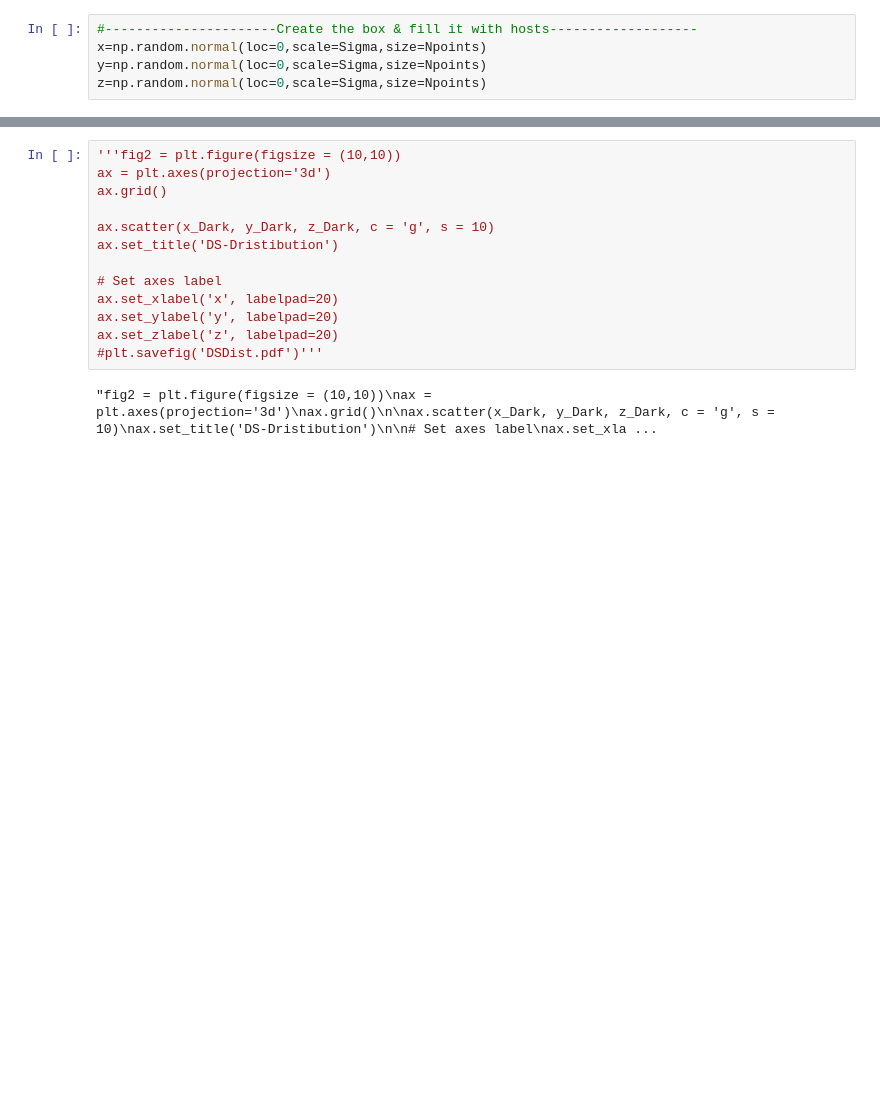
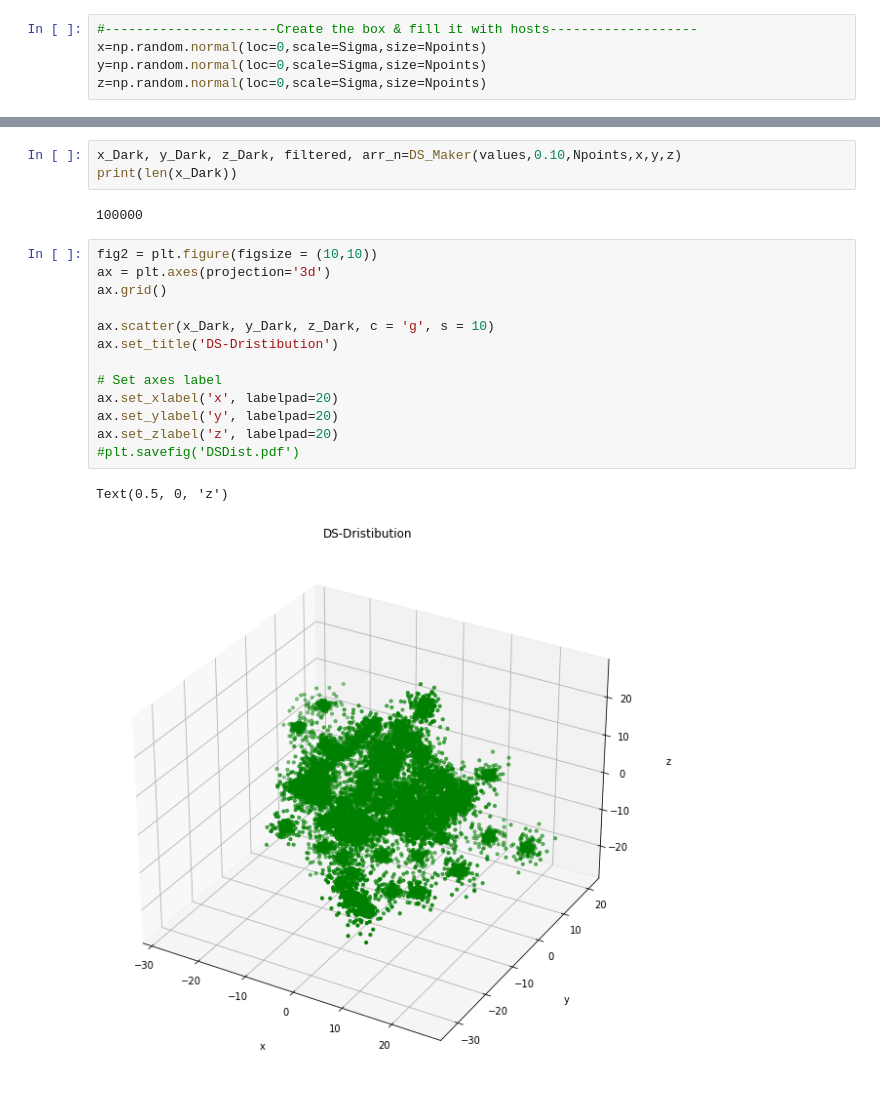
Before and after one commit to RCianca/DarkSirensStat, a Jupyter notebook: DSCatalogueCeator/DSIRE.ipynb, the cells around one changed output, grey strips where cells are left out. Saved outputs shown, nothing was run; the diff lists cells and outputs as text; blank space fills up the shorter version.

```diff
--- a/DSCatalogueCeator/DSIRE.ipynb
+++ b/DSCatalogueCeator/DSIRE.ipynb
@@ -103,16 +169,22 @@ filtered=np.unique(indices)
+# %%
+x_Dark, y_Dark, z_Dark, filtered, arr_n=DS_Maker(values,0.10,Npoints,x,y,z)
+print(len(x_Dark))
+# %% [output]
+100000
 # %%
-'''fig2 = plt.figure(figsize = (10,10))
+fig2 = plt.figure(figsize = (10,10))
 ax = plt.axes(projection='3d')
 ax.grid()
 
 ax.scatter(x_Dark, y_Dark, z_Dark, c = 'g', s = 10)
 ax.set_title('DS-Dristibution')
 
 # Set axes label
 ax.set_xlabel('x', labelpad=20)
 ax.set_ylabel('y', labelpad=20)
 ax.set_zlabel('z', labelpad=20)
-#plt.savefig('DSDist.pdf')'''
+#plt.savefig('DSDist.pdf')
 # %% [output]
-"fig2 = plt.figure(figsize = (10,10))\nax = plt.axes(projection='3d')\nax.grid()\n\nax.scatter(x_Dark, y_Dark, z_Dark, c = 'g', s = 10)\nax.set_title('DS-Dristibution')\n\n# Set axes label\nax.set_xla ...
+Text(0.5, 0, 'z')
+[figure, added]
 # %%
```
Also changed, not shown: parts of 22 cells of this notebook.
